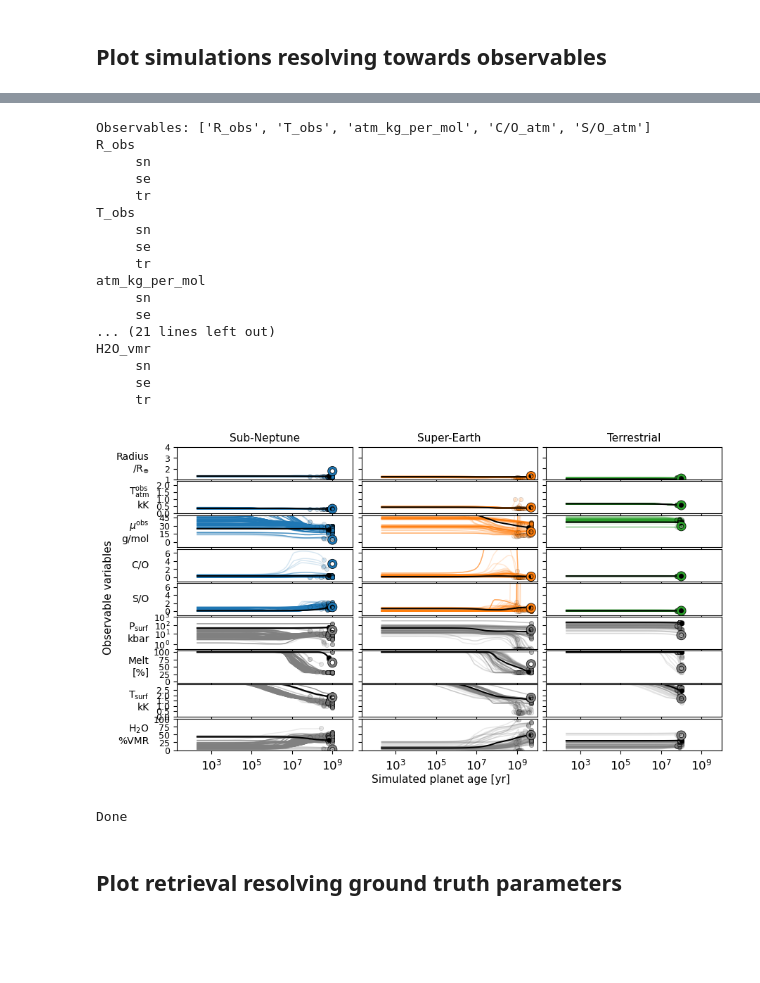
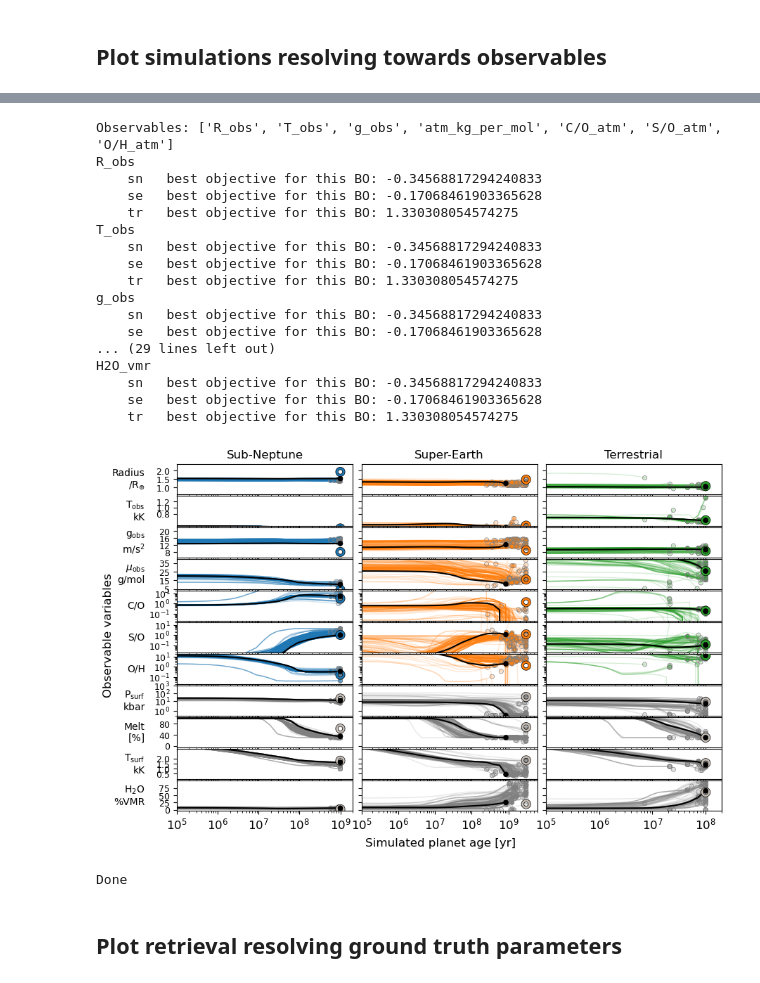
Before and after one commit to nichollsh/proteus_analysis, a Jupyter notebook: bayesopt.ipynb, the cells around one changed output, grey strips where cells are left out. Drawn from its saved outputs; the diff is of its cells as text; code cells hidden in the pictures; blank space fills up the shorter version.

Commit message:
pretty plots

```diff
--- a/bayesopt.ipynb
+++ b/bayesopt.ipynb
@@ -521,7 +606,7 @@ for var in ["R_obs", "T_surf"]:
 
     ax.set_xlabel("Time [yr]")
     ax.set_xscale("log")
-    ax.set_xlim(left=10)
+    ax.set_xlim(left=age_min, right=age_max)
     ax.set_ylabel(get_var_props(var)[4], rotation=0, ha='right', va='center')
     ax.set_yscale(get_var_props(var)[1])
     ax.legend()
@@ -565,11 +647,14 @@ def plot_bo_evolve():
         # for each BO run
         for jax, bo_key in enumerate(show_cases):
             suf = bo_key.split(".")[0]
-            print("    ", suf)
+            print("    "+suf, end='')
 
             ax = axs[iax, jax]
 
             bo = bo_data[bo_key]
+            if bo is None:
+                print(f"    BO run {bo_key} not found.")
+                continue
             helps      = bo['helps']
             confs      = bo['confs']
             obs_this   = bo['obs']  # observables for this BO run
@@ -578,12 +663,14 @@ def plot_bo_evolve():
             is_observable = key in obs_list
             col = bo_cols[jax]
 
-            xmax = 1e8
-
             # get best objective value for this BO run
             best_obj = max(run['y_value'] for run in bo['log'])
+            print("   best objective for this BO:", best_obj)
 
             # plot simulations from this BO run
+            x_end = []
+            y_end = []
+            c_end = []
             for isim in range(len(helps)):
                 help = helps[isim]
                 conf = confs[isim]
@@ -610,77 +697,86 @@ def plot_bo_evolve():
                 mask = np.argsort(x) & (x>1)
                 x = np.array(x)[mask]
                 y = np.array(y)[mask]
-                xmax = max(xmax, max(x))
 
                 # interpolate to get smoother lines
-                if len(x) > 3:
-                    x_plt = np.logspace(np.log10(min(x)), np.log10(max(x)), 100)
+                if 3 < len(x) < 40:
+                    x_plt = np.logspace(np.log10(min(x)), np.log10(max(x)), 40)
                     y_plt = PchipInterpolator(x, y)(x_plt)
                 else:
                     x_plt = x
                     y_plt = y
                 ax.plot(x_plt, y_plt, color=col_sim, alpha=alp, linewidth=lw_sim, zorder=zorder_sim)
 
-                # add scatter point at end of simulation
-                ax.scatter(x[-1], y[-1], color=col_sim, alpha=alp, edgecolor='k', s=20, lw=0.5, zorder=zorder_sim+1)
+                x_end.append(x[-1])
+                y_end.append(y[-1])
+                r,g,b = mpl.colors.to_rgb(col_sim)
+                c_end.append((r, g, b, alp))
+
+                # is best
+                if bo['is_best'][isim]:
+                    ax.scatter(x[-1], y[-1], color='k', edgecolor='none', s=30, zorder=21)
+
+            # add scatter point at end of simulation
+            ax.scatter(x_end, y_end, color=c_end, edgecolor='grey', s=20, lw=0.5, zorder=zorder_sim+1)
 
             # plot truths
             if not is_observable:
-                col = 'grey'
+                col = "#c6beb6"
             obs_tru = ground_truth[suf]['help'][key].iloc[-1] / scale
             obs_age = descend_get(ground_truth[suf]['config'], 'params.stop.time.maximum')
             ax.scatter(obs_age, obs_tru, color='none', edgecolor=col, s=50, zorder=20, lw=2,
                     path_effects=[pe.Stroke(linewidth=3, foreground='k'), pe.Normal()])
 
             ax.set_xscale("log")
-            ax.set_xlim(left=2e1, right=1e10)
+            ax.set_xticks([1e3, 1e4, 1e5, 1e6, 1e7, 1e8, 1e9])
+            ax.set_xlim(left=age_min, right=np.amax(x_end)*2.0)
             ax.set_ylim(ylim)
             ax.set_yscale(yscl)
             if ytck is not None:
                 ax.set_yticks(ytck)
             if jax == 0:
                 ax.set_ylabel(ylbl, rotation=0, ha='right', va='center', fontsize=10)
                 ax.tick_params(axis='y', which='major', labelsize=9)
             else:
                 ax.set_yticklabels([])
 
             if iax == 0:
-                ax.set_title(bo_tits[jax], fontsize=11)
+                ax.set_title(bo_tits[jax], fontsize=font["size"])
             if iax == N_yv - 1:
                 # ax.xaxis.set_major_formatter(mpl.ticker.FormatStrFormatter("%g"))
                 pass
             else:
                 ax.set_xticklabels([])
 
-    fig.supylabel("Observable variables", fontsize=11)
-    fig.supxlabel("Simulated planet age [yr]", va='top', fontsize=11, y=0.05)
+    fig.supylabel("Observable variables", fontsize=font["size"])
+    fig.supxlabel("Simulated planet age [yr]", va='top', fontsize=font["size"], y=0.05)
     fig.align_ylabels()
     fig.subplots_adjust(wspace=0.05, hspace=0.05)
 
     plt.show()
     fig.savefig("output/bo_evolve.pdf", bbox_inches='tight', dpi=DPI, pad_inches=0.01)
 
 plot_bo_evolve()
 print("Done")
 # %% [output]
-Observables: ['R_obs', 'T_obs', 'atm_kg_per_mol', 'C/O_atm', 'S/O_atm']
+Observables: ['R_obs', 'T_obs', 'g_obs', 'atm_kg_per_mol', 'C/O_atm', 'S/O_atm', 'O/H_atm']
 R_obs
-     sn
-     se
-     tr
+    sn   best objective for this BO: -0.34568817294240833
+    se   best objective for this BO: -0.17068461903365628
+    tr   best objective for this BO: 1.330308054574275
 T_obs
-     sn
-     se
-     tr
-atm_kg_per_mol
-     sn
-     se
-... (21 lines left out)
+    sn   best objective for this BO: -0.34568817294240833
+    se   best objective for this BO: -0.17068461903365628
+    tr   best objective for this BO: 1.330308054574275
+g_obs
+    sn   best objective for this BO: -0.34568817294240833
+    se   best objective for this BO: -0.17068461903365628
+... (29 lines left out)
 H2O_vmr
-     sn
-     se
-     tr
+    sn   best objective for this BO: -0.34568817294240833
+    se   best objective for this BO: -0.17068461903365628
+    tr   best objective for this BO: 1.330308054574275
-[figure, old version]
+[figure, new version]
 Done
 # %% [markdown]
 ## Plot retrieval resolving ground truth parameters
```
Also changed, not shown: parts of 11 cells of this notebook, 1 other file.
